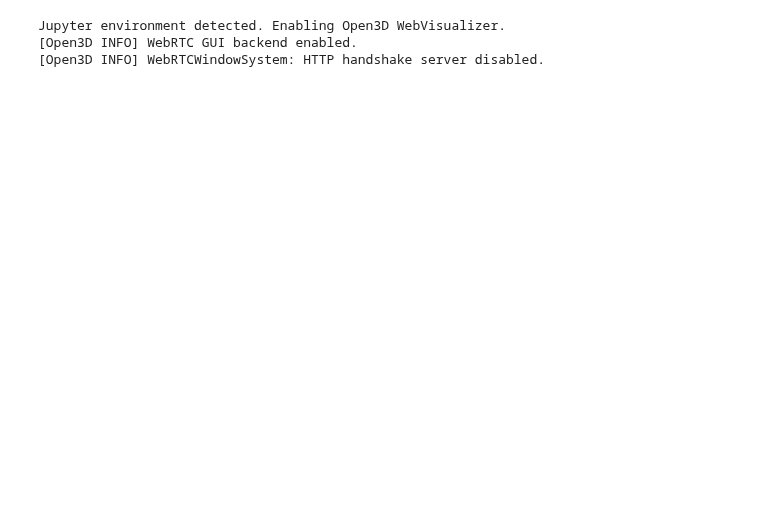
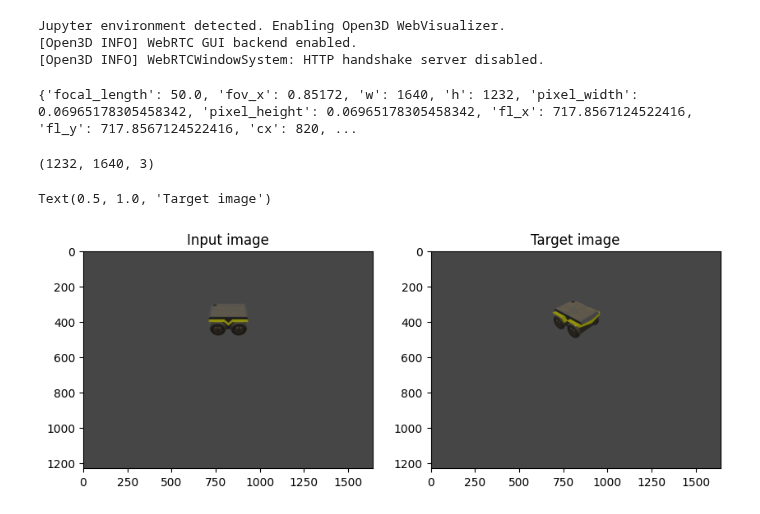
Before and after one commit to tauzn-clock/plane-nerf, a Jupyter notebook: inerf/inerf.ipynb, the cells around one changed output. Drawn from its saved outputs; the diff is of its cells as text; code cells hidden in the pictures; blank space fills up the shorter version.

```diff
--- a/inerf/inerf.ipynb
+++ b/inerf/inerf.ipynb
@@ -24,0 +23,32 @@ MODEL_PATH = "/workspace/outputs/5_spins_with_noise/plane-nerf/2023-11-27_101812
+# %%
+os.chdir('/workspace')
+#Path params
+DEVICE = torch.device("cuda:0" if torch.cuda.is_available() else "cpu")
+MODEL_PATH = "/workspace/outputs/jackal_four_spins/plane-nerf/2024-01-08_002218"
+DATA_PATH = "/stored_data/jackal_four_spins"
+INPUT_FRAME = 0
+TARGET_FRAME = 6
+#Model params
+L_RATE = 1e-2
+N_STEP = 500
+
+TRANSFORM_PATH = os.path.join(DATA_PATH, "transforms.json")
+with open(TRANSFORM_PATH) as f:
+    TRANSFORM_JSON = json.load(f)
+
+WIDTH = TRANSFORM_JSON["w"]
+HEIGHT = TRANSFORM_JSON["h"]
+
+print(TRANSFORM_JSON)
+INPUT_PATH = {
+    "tf" : TRANSFORM_JSON["frames"][INPUT_FRAME]["transform_matrix"],
+    "images" : os.path.join(DATA_PATH, "images", f"{INPUT_FRAME}.png"),
+    "masks" : os.path.join(DATA_PATH, "masks", f"{INPUT_FRAME}.png")
+}
+TARGET_PATH = {
+    "tf" : TRANSFORM_JSON["frames"][TARGET_FRAME]["transform_matrix"],
+    "images" : os.path.join(DATA_PATH, "images", f"{TARGET_FRAME}.png"),
+    "masks" : os.path.join(DATA_PATH, "masks", f"{TARGET_FRAME}.png")
+}
+# %% [output]
+{'focal_length': 50.0, 'fov_x': 0.85172, 'w': 1640, 'h': 1232, 'pixel_width': 0.06965178305458342, 'pixel_height': 0.06965178305458342, 'fl_x': 717.8567124522416, 'fl_y': 717.8567124522416, 'cx': 820, ...
@@ -25,3 +64,20 @@ MODEL_PATH = "/workspace/outputs/5_spins_with_noise/plane-nerf/2023-11-27_101812
+# %%
+input_image_np = np.array(Image.open(INPUT_PATH["images"]).resize((WIDTH,HEIGHT)).convert("RGB"))
+target_image_np = np.array(Image.open(TARGET_PATH["images"]).resize((WIDTH,HEIGHT)).convert("RGB"))
+print(input_image_np.shape)
+
+#Plot with matplotlib
+fig = plt.figure(figsize=(10, 10))
+ax = fig.add_subplot(1, 2, 1)
+ax.imshow(input_image_np)
+ax.set_title("Input image")
+ax = fig.add_subplot(1, 2, 2)
+ax.imshow(target_image_np)
+ax.set_title("Target image")
+# %% [output]
+(1232, 1640, 3)
+Text(0.5, 1.0, 'Target image')
+[figure, added]
 # %%
 config_path = os.path.join(MODEL_PATH, "config.yml")
 
```
Also changed, not shown: parts of 7 cells of this notebook.
